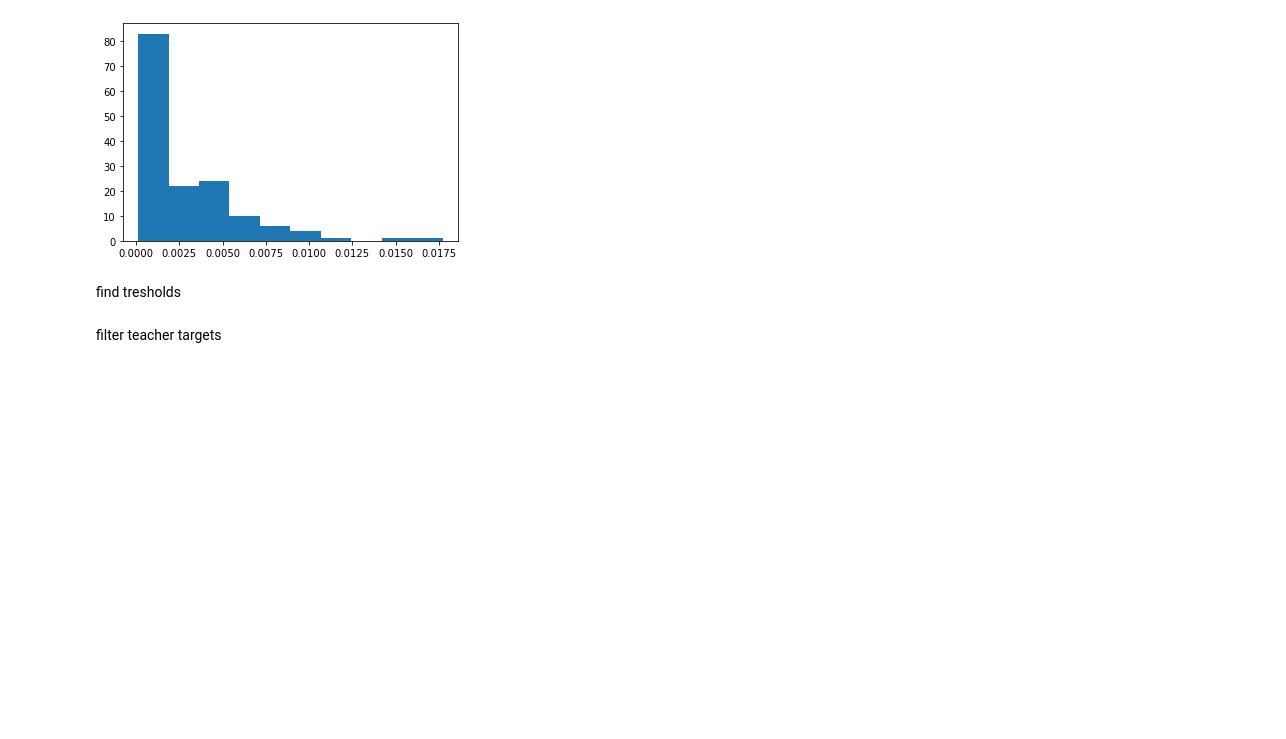
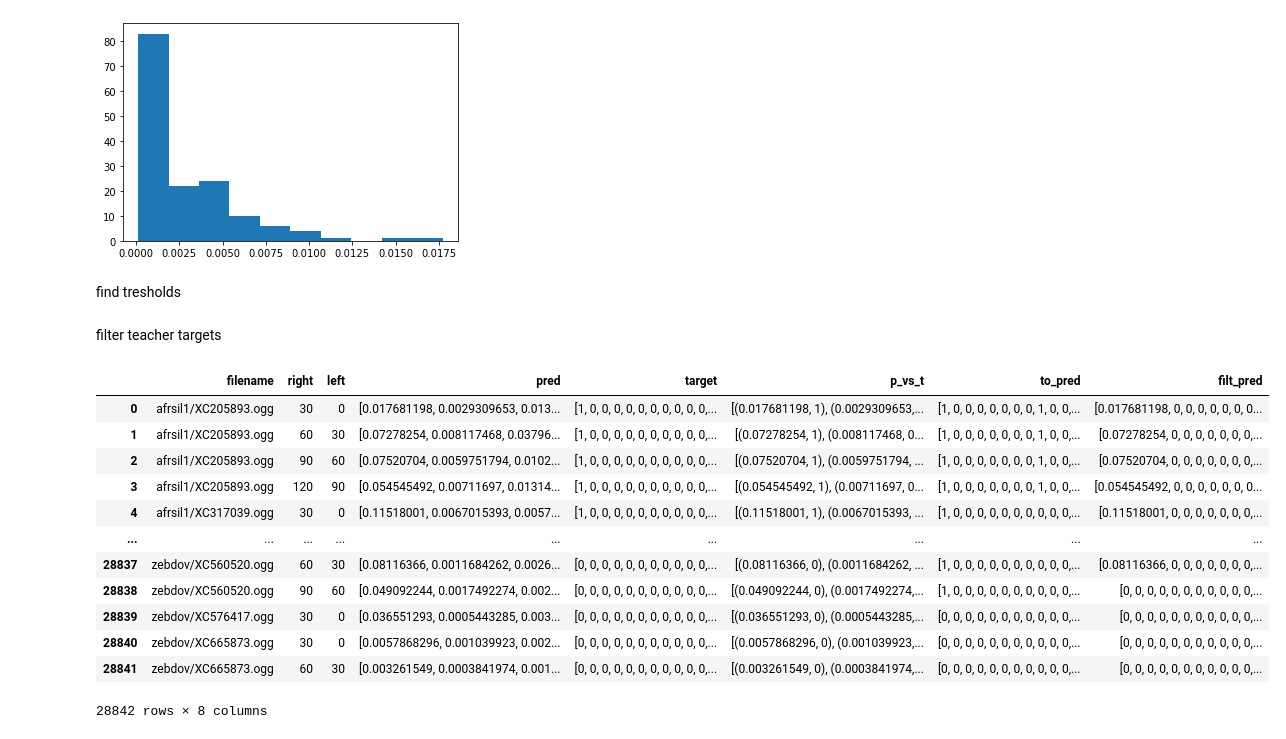
Before and after one commit to ermekaitygulov/BirdCLEF, a Jupyter notebook: TeacherTarget.ipynb, the cells around one changed output. Cells and saved outputs as stored; diff of their text form; code cells hidden in the pictures; blank space fills up the shorter version.

```diff
--- a/TeacherTarget.ipynb
+++ b/TeacherTarget.ipynb
@@ -255,3 +255,19 @@ teacher_target['filt_pred'] = teacher_target.apply(
 )
 # %%
 teacher_target.to_csv('data/teacher_target_filt.csv', index=False)
+# %%
+teacher_target
+# %% [output]
+|  | filename | right | left | pred | target | p_vs_t | to_pred | filt_pred |
+| 0 | afrsil1/XC205893.ogg | 30 | 0 | [0.017681198, 0.0029309653, 0.013... | [1, 0, 0, 0, 0, 0, 0, 0, 0, 0, 0,... | [(0.017681198, 1), (0.0029309653,... | [1, 0, 0, 0, 0, 0, 0, 0, 1, 0, 0,... | [0.017681198, 0, 0, 0, 0, 0, 0, 0... |
+| 1 | afrsil1/XC205893.ogg | 60 | 30 | [0.07278254, 0.008117468, 0.03796... | [1, 0, 0, 0, 0, 0, 0, 0, 0, 0, 0,... | [(0.07278254, 1), (0.008117468, 0... | [1, 0, 0, 0, 0, 0, 0, 0, 1, 0, 0,... | [0.07278254, 0, 0, 0, 0, 0, 0, 0,... |
+| 2 | afrsil1/XC205893.ogg | 90 | 60 | [0.07520704, 0.0059751794, 0.0102... | [1, 0, 0, 0, 0, 0, 0, 0, 0, 0, 0,... | [(0.07520704, 1), (0.0059751794, ... | [1, 0, 0, 0, 0, 0, 0, 0, 1, 0, 0,... | [0.07520704, 0, 0, 0, 0, 0, 0, 0,... |
+| 3 | afrsil1/XC205893.ogg | 120 | 90 | [0.054545492, 0.00711697, 0.01314... | [1, 0, 0, 0, 0, 0, 0, 0, 0, 0, 0,... | [(0.054545492, 1), (0.00711697, 0... | [1, 0, 0, 0, 0, 0, 0, 0, 1, 0, 0,... | [0.054545492, 0, 0, 0, 0, 0, 0, 0... |
+| 4 | afrsil1/XC317039.ogg | 30 | 0 | [0.11518001, 0.0067015393, 0.0057... | [1, 0, 0, 0, 0, 0, 0, 0, 0, 0, 0,... | [(0.11518001, 1), (0.0067015393, ... | [1, 0, 0, 0, 0, 0, 0, 0, 0, 0, 0,... | [0.11518001, 0, 0, 0, 0, 0, 0, 0,... |
+| ... | ... | ... | ... | ... | ... | ... | ... | ... |
+| 28837 | zebdov/XC560520.ogg | 60 | 30 | [0.08116366, 0.0011684262, 0.0026... | [0, 0, 0, 0, 0, 0, 0, 0, 0, 0, 0,... | [(0.08116366, 0), (0.0011684262, ... | [1, 0, 0, 0, 0, 0, 0, 0, 0, 0, 0,... | [0.08116366, 0, 0, 0, 0, 0, 0, 0,... |
+| 28838 | zebdov/XC560520.ogg | 90 | 60 | [0.049092244, 0.0017492274, 0.002... | [0, 0, 0, 0, 0, 0, 0, 0, 0, 0, 0,... | [(0.049092244, 0), (0.0017492274,... | [1, 0, 0, 0, 0, 0, 0, 0, 0, 0, 0,... | [0, 0, 0, 0, 0, 0, 0, 0, 0, 0, 0,... |
+| 28839 | zebdov/XC576417.ogg | 30 | 0 | [0.036551293, 0.0005443285, 0.003... | [0, 0, 0, 0, 0, 0, 0, 0, 0, 0, 0,... | [(0.036551293, 0), (0.0005443285,... | [0, 0, 0, 0, 0, 0, 0, 0, 0, 0, 0,... | [0, 0, 0, 0, 0, 0, 0, 0, 0, 0, 0,... |
+| 28840 | zebdov/XC665873.ogg | 30 | 0 | [0.0057868296, 0.001039923, 0.002... | [0, 0, 0, 0, 0, 0, 0, 0, 0, 0, 0,... | [(0.0057868296, 0), (0.001039923,... | [0, 0, 0, 0, 0, 0, 0, 0, 0, 0, 0,... | [0, 0, 0, 0, 0, 0, 0, 0, 0, 0, 0,... |
+| 28841 | zebdov/XC665873.ogg | 60 | 30 | [0.003261549, 0.0003841974, 0.001... | [0, 0, 0, 0, 0, 0, 0, 0, 0, 0, 0,... | [(0.003261549, 0), (0.0003841974,... | [0, 0, 0, 0, 0, 0, 0, 0, 0, 0, 0,... | [0, 0, 0, 0, 0, 0, 0, 0, 0, 0, 0,... |
+28842 rows × 8 columns
```
Also changed, not shown: 4 other files.
